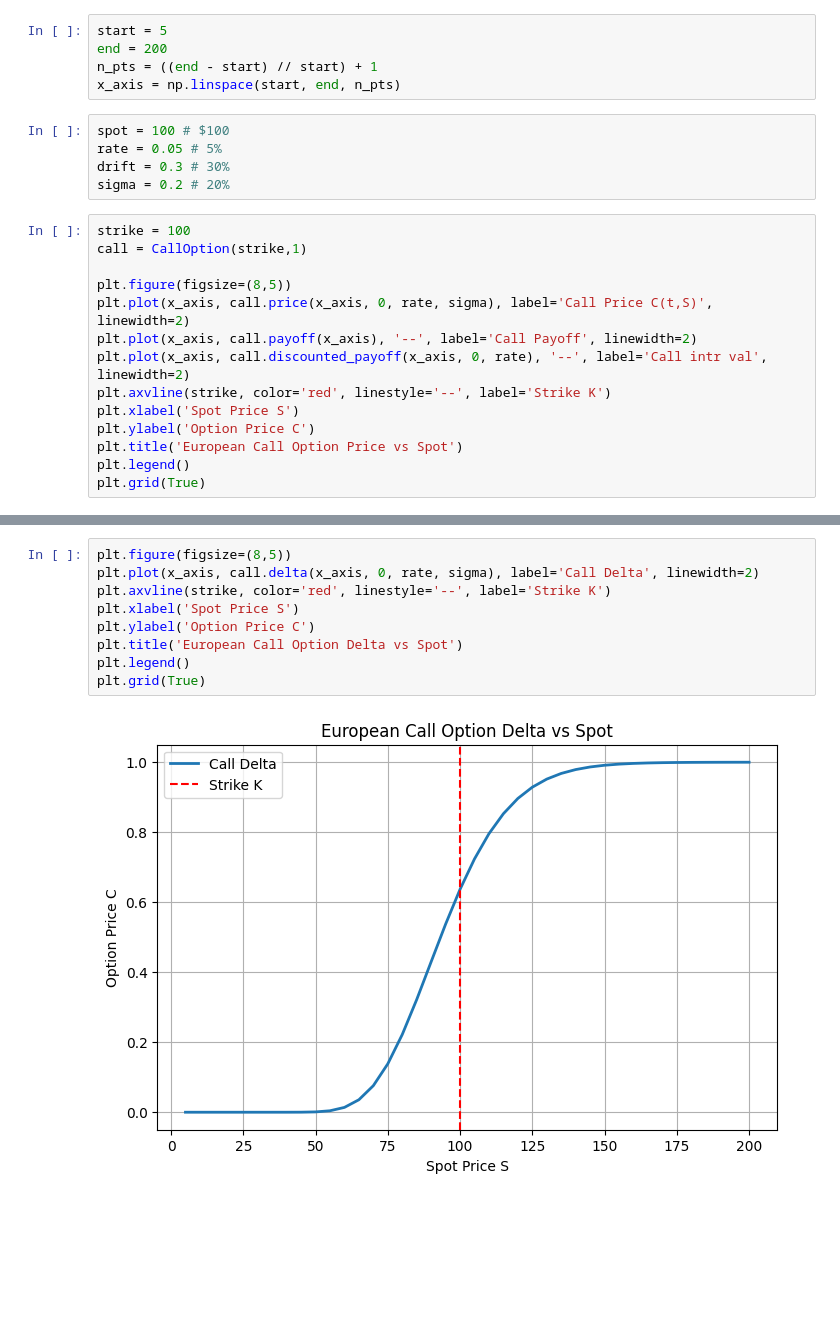
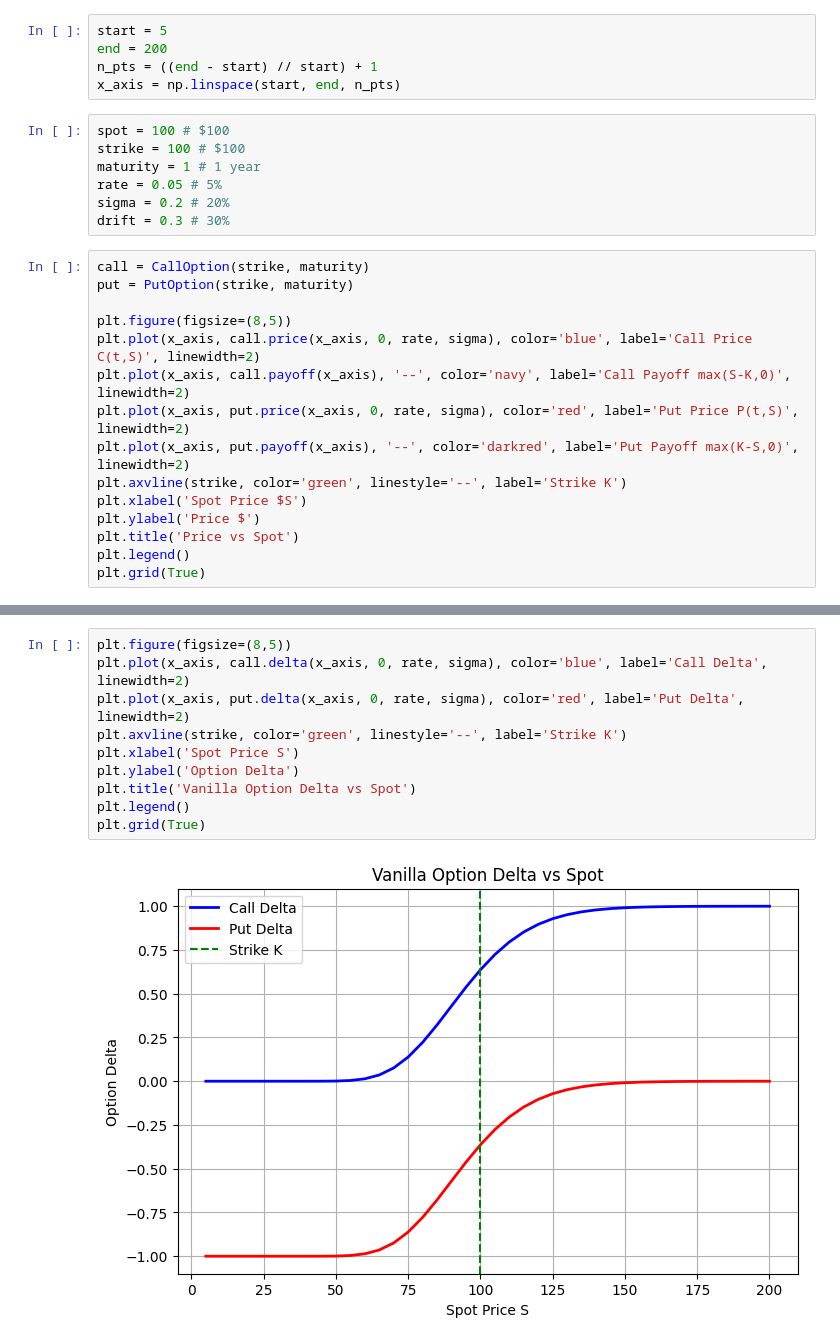
Before and after one commit to Richard1Dev/black-scholes-model-implementation, a Jupyter notebook: notebooks/results.ipynb, the cells around one changed output, grey strips where cells are left out. Cells and saved outputs as stored; diff of their text form; blank space fills up the shorter version.

```diff
--- a/notebooks/results.ipynb
+++ b/notebooks/results.ipynb
@@ -19,21 +19,24 @@ n_pts = ((end - start) // start) + 1
 x_axis = np.linspace(start, end, n_pts)
 # %%
 spot = 100 # $100
+strike = 100 # $100
+maturity = 1 # 1 year
 rate = 0.05 # 5%
+sigma = 0.2 # 20%
 drift = 0.3 # 30%
-sigma = 0.2 # 20%
 # %%
-strike = 100
-call = CallOption(strike,1)
+call = CallOption(strike, maturity)
+put = PutOption(strike, maturity)
 
 plt.figure(figsize=(8,5))
-plt.plot(x_axis, call.price(x_axis, 0, rate, sigma), label='Call Price C(t,S)', linewidth=2)
-plt.plot(x_axis, call.payoff(x_axis), '--', label='Call Payoff', linewidth=2)
-plt.plot(x_axis, call.discounted_payoff(x_axis, 0, rate), '--', label='Call intr val', linewidth=2)
-plt.axvline(strike, color='red', linestyle='--', label='Strike K')
-plt.xlabel('Spot Price S')
-plt.ylabel('Option Price C')
-plt.title('European Call Option Price vs Spot')
+plt.plot(x_axis, call.price(x_axis, 0, rate, sigma), color='blue', label='Call Price C(t,S)', linewidth=2)
+plt.plot(x_axis, call.payoff(x_axis), '--', color='navy', label='Call Payoff max(S-K,0)', linewidth=2)
+plt.plot(x_axis, put.price(x_axis, 0, rate, sigma), color='red', label='Put Price P(t,S)', linewidth=2)
+plt.plot(x_axis, put.payoff(x_axis), '--', color='darkred', label='Put Payoff max(K-S,0)', linewidth=2)
+plt.axvline(strike, color='green', linestyle='--', label='Strike K')
+plt.xlabel('Spot Price $S')
+plt.ylabel('Price $')
+plt.title('Price vs Spot')
 plt.legend()
 plt.grid(True)
 # %% [output]
@@ -52,11 +44,12 @@ plt.grid(True)
 # %%
 plt.figure(figsize=(8,5))
-plt.plot(x_axis, call.delta(x_axis, 0, rate, sigma), label='Call Delta', linewidth=2)
-plt.axvline(strike, color='red', linestyle='--', label='Strike K')
+plt.plot(x_axis, call.delta(x_axis, 0, rate, sigma), color='blue', label='Call Delta', linewidth=2)
+plt.plot(x_axis, put.delta(x_axis, 0, rate, sigma), color='red', label='Put Delta', linewidth=2)
+plt.axvline(strike, color='green', linestyle='--', label='Strike K')
 plt.xlabel('Spot Price S')
-plt.ylabel('Option Price C')
-plt.title('European Call Option Delta vs Spot')
+plt.ylabel('Option Delta')
+plt.title('Vanilla Option Delta vs Spot')
 plt.legend()
 plt.grid(True)
 # %% [output]
-[figure, old version]
+[figure, new version]
```
Also changed, not shown: parts of 9 cells of this notebook, 1 other file.
